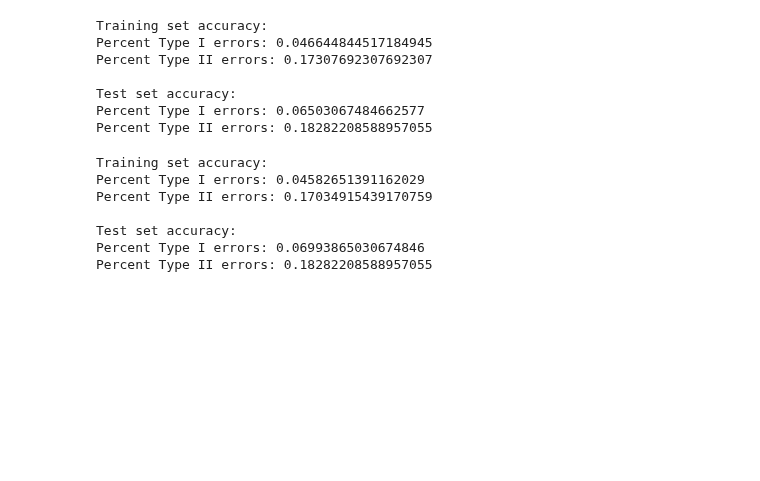
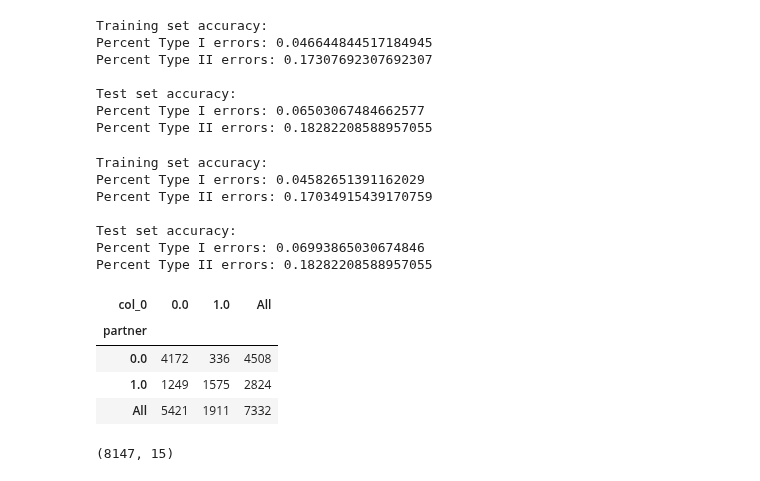
Before and after one commit to jtillis0317/Drills-and-Projects, a Jupyter notebook: Lesson 5 - Guided Example and Challenge.ipynb, the cells around one changed output. Cells and saved outputs as stored; diff of their text form; code cells hidden in the pictures; blank space fills up the shorter version.

```diff
--- a/Lesson 5 - Guided Example and Challenge.ipynb
+++ b/Lesson 5 - Guided Example and Challenge.ipynb
@@ -488,3 +477,15 @@ Percent Type II errors: 0.17034915439170759
 Test set accuracy:
 Percent Type I errors: 0.06993865030674846
 Percent Type II errors: 0.18282208588957055
+# %%
+table_train
+# %% [output]
+| col_0 | 0.0 | 1.0 | All |
+| partner |  |  |  |
+| 0.0 | 4172 | 336 | 4508 |
+| 1.0 | 1249 | 1575 | 2824 |
+| All | 5421 | 1911 | 7332 |
+# %%
+df.shape
+# %% [output]
+(8147, 15)
```
Also changed, not shown: parts of 3 cells of this notebook.
